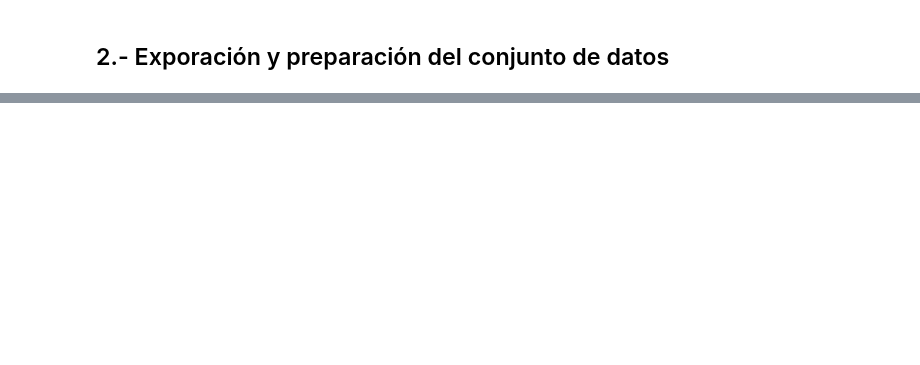
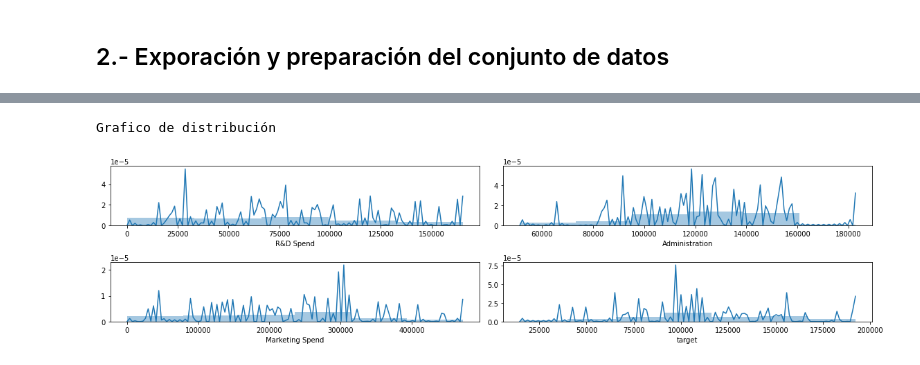
Before and after one commit to NicoPatalagua/Scikit-learn, a Jupyter notebook: Sci_Kit_Learn_A.ipynb, the cells around one changed output, grey strips where cells are left out. Saved outputs shown, nothing was run; the diff lists cells and outputs as text; code cells hidden in the pictures; blank space fills up the shorter version.

```diff
--- a/Sci_Kit_Learn_A.ipynb
+++ b/Sci_Kit_Learn_A.ipynb
@@ -148,0 +122,17 @@ r2_score 0.009573469341491059
+# %%
+# Grafica de distribución
+print("Grafico de distribución")
+ObjData1=ObjData.drop(['State'], axis='columns')
+ObjFilas = 2
+ObjColumnas = 2
+fig, ax = plt.subplots(nrows=ObjFilas, ncols=ObjColumnas, figsize=(16,4))
+columna = ObjData1.columns
+index = 0
+for i in range(ObjFilas):
+    for j in range(ObjColumnas):
+        sns.distplot(ObjData1[columna[index]], ax = ax[i][j], kde_kws={'bw':0.1})
+        index = index + 1
+plt.tight_layout()
+# %% [output]
+Grafico de distribución
+[figure, added]
```
Also changed, not shown: parts of 58 cells of this notebook.
